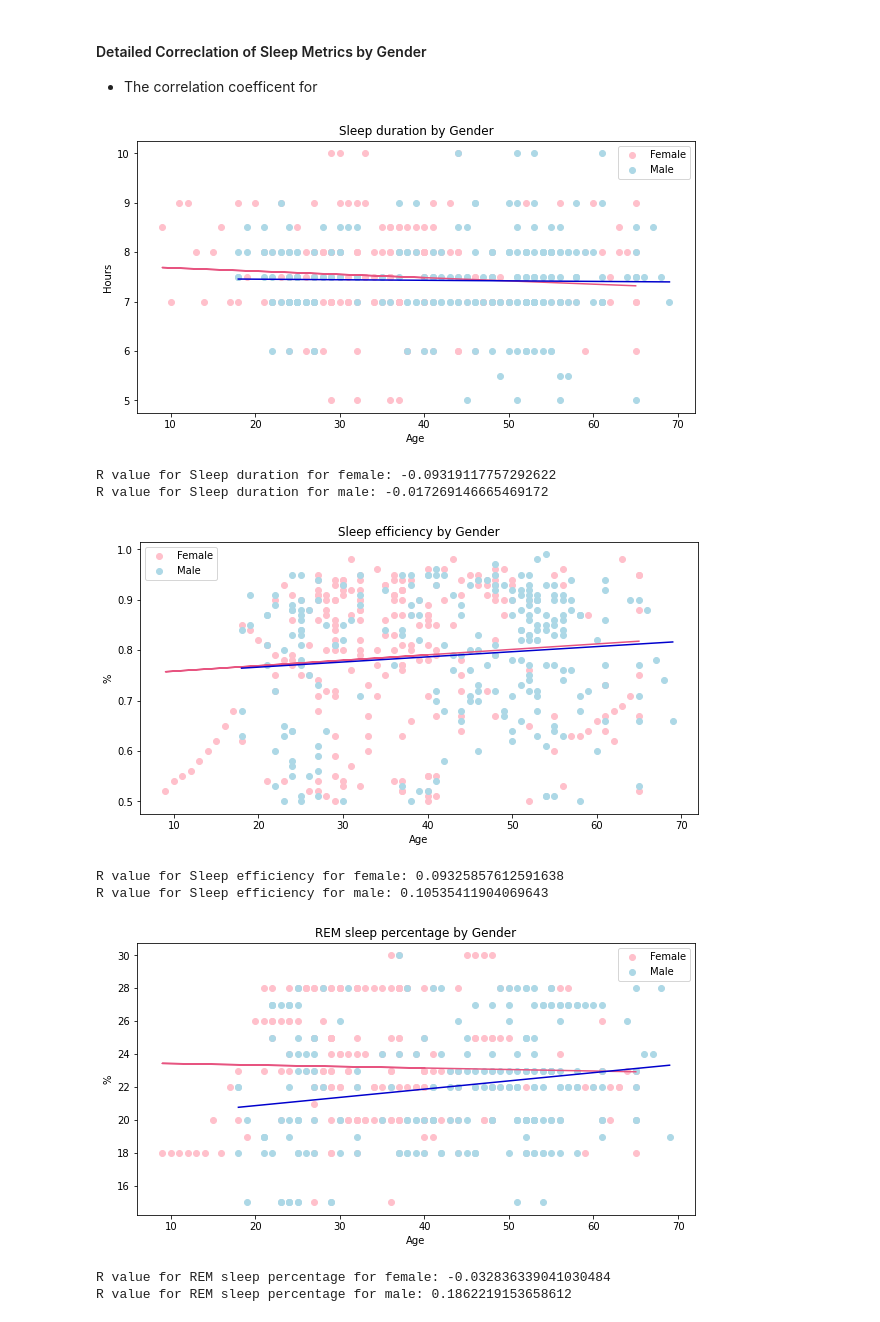
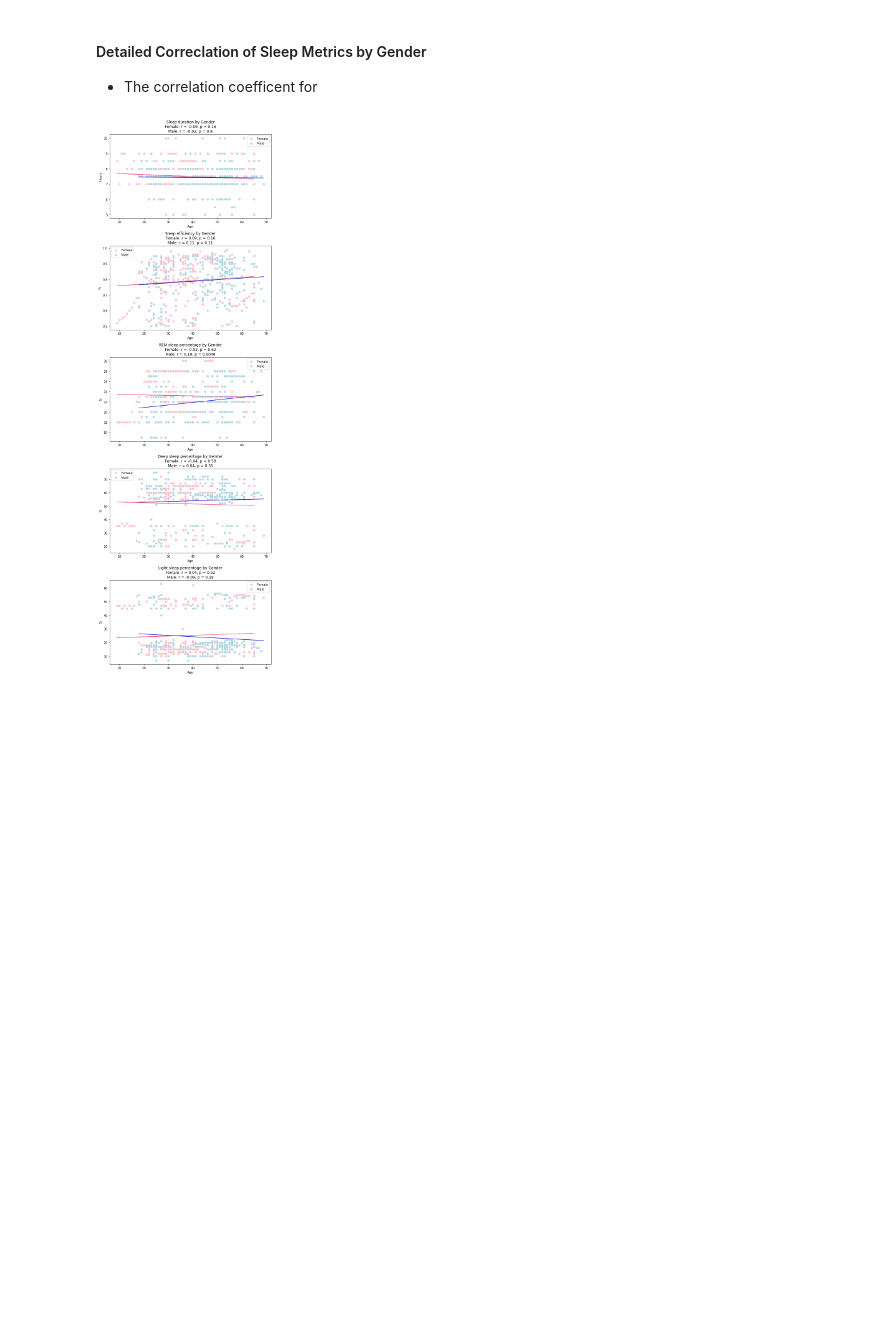
Before and after one commit to jbarkle/Exploratory-Analysis-of-Sleep-Data, a Jupyter notebook: Factors_sk/gender_age_sleep-SK.ipynb, the cells around one changed output. Drawn from its saved outputs; the diff is of its cells as text; code cells hidden in the pictures; blank space fills up the shorter version.

```diff
--- a/Factors_sk/gender_age_sleep-SK.ipynb
+++ b/Factors_sk/gender_age_sleep-SK.ipynb
@@ -153,17 +129,22 @@ plt.show()
 # %%
 columns = ['Sleep duration', 'Sleep efficiency', 'REM sleep percentage', 'Deep sleep percentage', 'Light sleep percentage']
 
-# plot the data for each column
-for column in columns:
-    sleep_df.plot.scatter(x='Age', y=column)
+# Create a figure with multiple subplots
+fig, axs = plt.subplots(nrows=len(columns), ncols=1, figsize=(8, 16))
 
-    r_value = sleep_df[['Age', column]].corr().iloc[0,1]
-    plt.title(f'{column} vs Age - r = {r_value:.2f}')
+# Loop through each column and plot the data on the corresponding subplot
+for i, column in enumerate(columns):
+    sleep_df.plot.scatter(x='Age', y=column, ax=axs[i])
+
+    r_value, p_value = pearsonr(sleep_df['Age'], sleep_df[column])
+    axs[i].set_title(f'{column} vs Age\nr = {r_value:.2f}, p = {p_value:.2f}')
 
     m, b = np.polyfit(sleep_df['Age'], sleep_df[column], 1)
-    plt.plot(sleep_df['Age'], m * sleep_df['Age'] + b, color='red')
+    axs[i].plot(sleep_df['Age'], m * sleep_df['Age'] + b, color='red')
 
-    plt.show()
+# Add x-axis label and adjust subplot spacing
+fig.text(0.5, 0.04, 'Age', ha='center')
+fig.subplots_adjust(hspace=0.5)
 
 # # Save the figure
 # plt.savefig('Output/age_vs_sleep.png')
@@ -244,42 +203,33 @@ plt.show()
 # %%
 # Create separate dataframes for females and males
 female_df = sleep_df[sleep_df['Gender'] == 'Female']
 male_df = sleep_df[sleep_df['Gender'] == 'Male']
 
 # Set the columns for the scatter plots
 columns = ['Sleep duration', 'Sleep efficiency', 'REM sleep percentage', 'Deep sleep percentage', 'Light sleep percentage']
 
 # Create scatter plots for each of the sleep metrics
-for column in columns:
-    plt.figure(figsize=(10,5))
-    plt.scatter(female_df['Age'], female_df[column], color='pink', label='Female')
-    plt.scatter(male_df['Age'], male_df[column], color='lightblue', label='Male')
+fig, axs = plt.subplots(5, 1, figsize=(8, 25))
+for i, column in enumerate(columns):
+    axs[i].scatter(female_df['Age'], female_df[column], color='pink', label='Female')
+    axs[i].scatter(male_df['Age'], male_df[column], color='lightblue', label='Male')
 
-    # Add regression lines and calculate R values
+    # Add regression lines and calculate R values and p-values
     female_fit = np.polyfit(female_df['Age'], female_df[column], 1)
-    female_r = np.corrcoef(female_df['Age'], female_df[column])[0, 1]
+    female_r, female_p = pearsonr(female_df['Age'], female_df[column])
 
     male_fit = np.polyfit(male_df['Age'], male_df[column], 1)
-    male_r = np.corrcoef(male_df['Age'], male_df[column])[0, 1]
+    male_r, male_p = pearsonr(male_df['Age'], male_df[column])
 
-    plt.plot(female_df['Age'], np.poly1d(female_fit)(female_df['Age']), color='#e75480')
-    plt.plot(male_df['Age'], np.poly1d(male_fit)(male_df['Age']), color='mediumblue')
+    axs[i].plot(female_df['Age'], np.poly1d(female_fit)(female_df['Age']), color='#e75480')
+    axs[i].plot(male_df['Age'], np.poly1d(male_fit)(male_df['Age']), color='mediumblue')
 
-    plt.title(f'{column} by Gender')
-    plt.xlabel('Age')
-    plt.ylabel('Hours' if column == 'Sleep duration' else '%')
-    plt.legend()
-    plt.show()
+    axs[i].set_title(f'{column} by Gender\nFemale: r = {female_r:.2f}, p = {female_p:.2g}\nMale: r = {male_r:.2f}, p = {male_p:.2g}')
+    axs[i].set_xlabel('Age')
+    axs[i].set_ylabel('Hours' if column == 'Sleep duration' else '%')
+    axs[i].legend()
 
-    print(f"R value for {column} for female: {female_r}")
-    print(f"R value for {column} for male: {male_r}\n")
+plt.tight_layout()
+plt.show()
 # %% [output]
-[figure, old version]
+[figure, new version]
-R value for Sleep duration for female: -0.09319117757292622
-R value for Sleep duration for male: -0.017269146665469172
-[figure, removed]
-R value for Sleep efficiency for female: 0.09325857612591638
-R value for Sleep efficiency for male: 0.10535411904069643
-[figure, removed]
-R value for REM sleep percentage for female: -0.032836339041030484
-R value for REM sleep percentage for male: 0.1862219153658612
```
Also changed, not shown: parts of 6 cells of this notebook.
